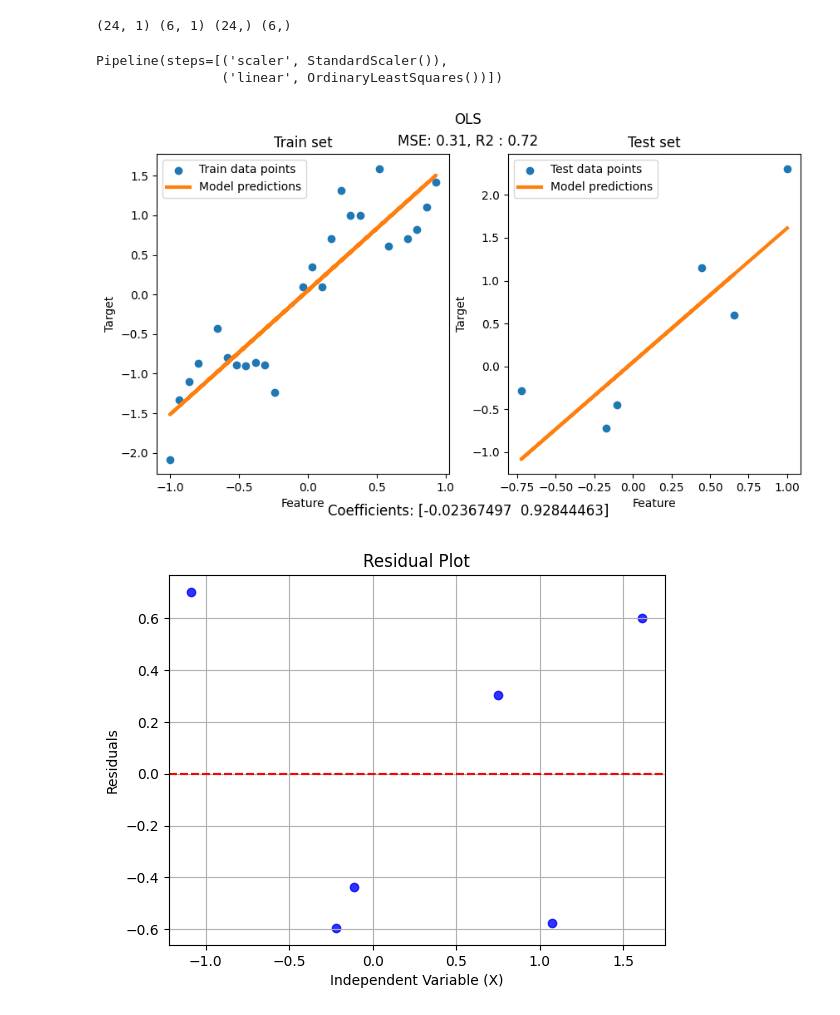
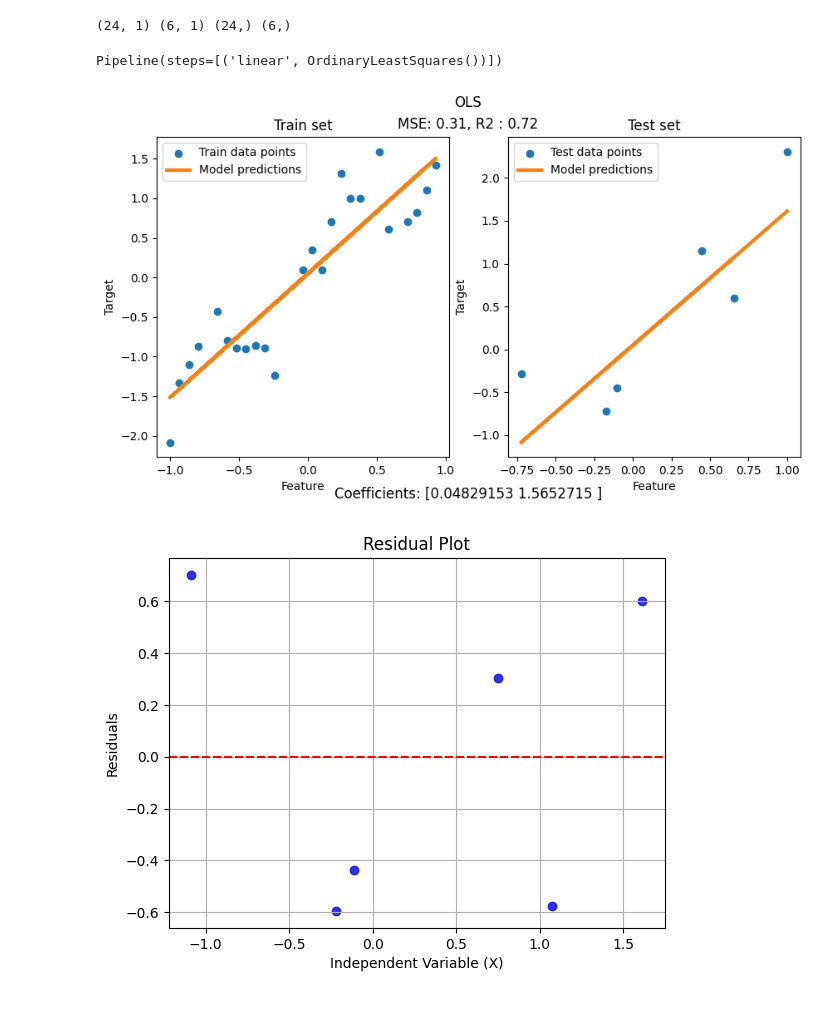
Before and after one commit to talDoFlemis/dory, a Jupyter notebook: lista_01/artificial1d.ipynb, the cells around one changed output. Cells and saved outputs as stored; diff of their text form; code cells hidden in the pictures.

```diff
--- a/lista_01/artificial1d.ipynb
+++ b/lista_01/artificial1d.ipynb
@@ -23,51 +25,49 @@ artificial_df.describe()
 | 75% | 5.000000e-01 | 0.957162 |
 | max | 1.000000e+00 | 2.309838 |
 # %%
-X = artificial_df.iloc[:, :-1]
-y = artificial_df.iloc[:, -1]
+X = artificial_df.iloc[:, :-1].to_numpy()
+y = artificial_df.iloc[:, -1].to_numpy()
 X_train, X_test, y_train, y_test = train_test_split(X, y, test_size=0.2, random_state=42069)
 print(X_train.shape, X_test.shape, y_train.shape, y_test.shape)
 # %% [output]
 (24, 1) (6, 1) (24,) (6,)
 # %%
 ols_pipeline = Pipeline([
-    ("scaler", StandardScaler()),
     ("linear", OrdinaryLeastSquares())
 ])
 ols_pipeline
 # %% [output]
-Pipeline(steps=[('scaler', StandardScaler()),
-                ('linear', OrdinaryLeastSquares())])
+Pipeline(steps=[('linear', OrdinaryLeastSquares())])
 # %%
 # TODO: Check if this y_pred is normalized and denormalized if needed
 y_pred = ols_pipeline.fit(X_train, y_train).predict(X_test)
 mse = mean_squared_error(y_test, y_pred)
 r2 = r2_score(y_test, y_pred)
 fig, ax = plt.subplots(ncols=2, figsize=(10, 5))
 ax[0].scatter(X_train, y_train, label="Train data points")
 ax[0].plot(
     X_train,
     ols_pipeline.predict(X_train),
     linewidth=3,
     color="tab:orange",
     label="Model predictions",
 )
 ax[0].set(xlabel="Feature", ylabel="Target", title="Train set")
 ax[0].legend()
 
 ax[1].scatter(X_test, y_test, label="Test data points")
 ax[1].plot(X_test, y_pred, linewidth=3, color="tab:orange", label="Model predictions")
 ax[1].set(xlabel="Feature", ylabel="Target", title="Test set")
 ax[1].legend()
 
 fig.suptitle("OLS")
 fig.text(0.5, 0.9, f'MSE: {mse:.2f}, R2 : {r2:.2f}',fontsize=12, horizontalalignment='center')
-fig.text(0.5, 0.01, f'Coefficients: {ols_pipeline["linear"].w_}',fontsize=12, horizontalalignment='center')
+fig.text(0.5, 0.01, f'Coefficients: {ols_pipeline.named_steps["linear"].w_}',fontsize=12, horizontalalignment='center')
 
 
 fig.show()
 # %% [output]
-[figure, old version]
+[figure, new version]
 # %%
 sns.residplot(x=y_pred, y=y_test, color='blue')
 plt.axhline(y=0, color='red', linestyle='--')
```
Also changed, not shown: parts of 3 cells of this notebook, 2 other files.
